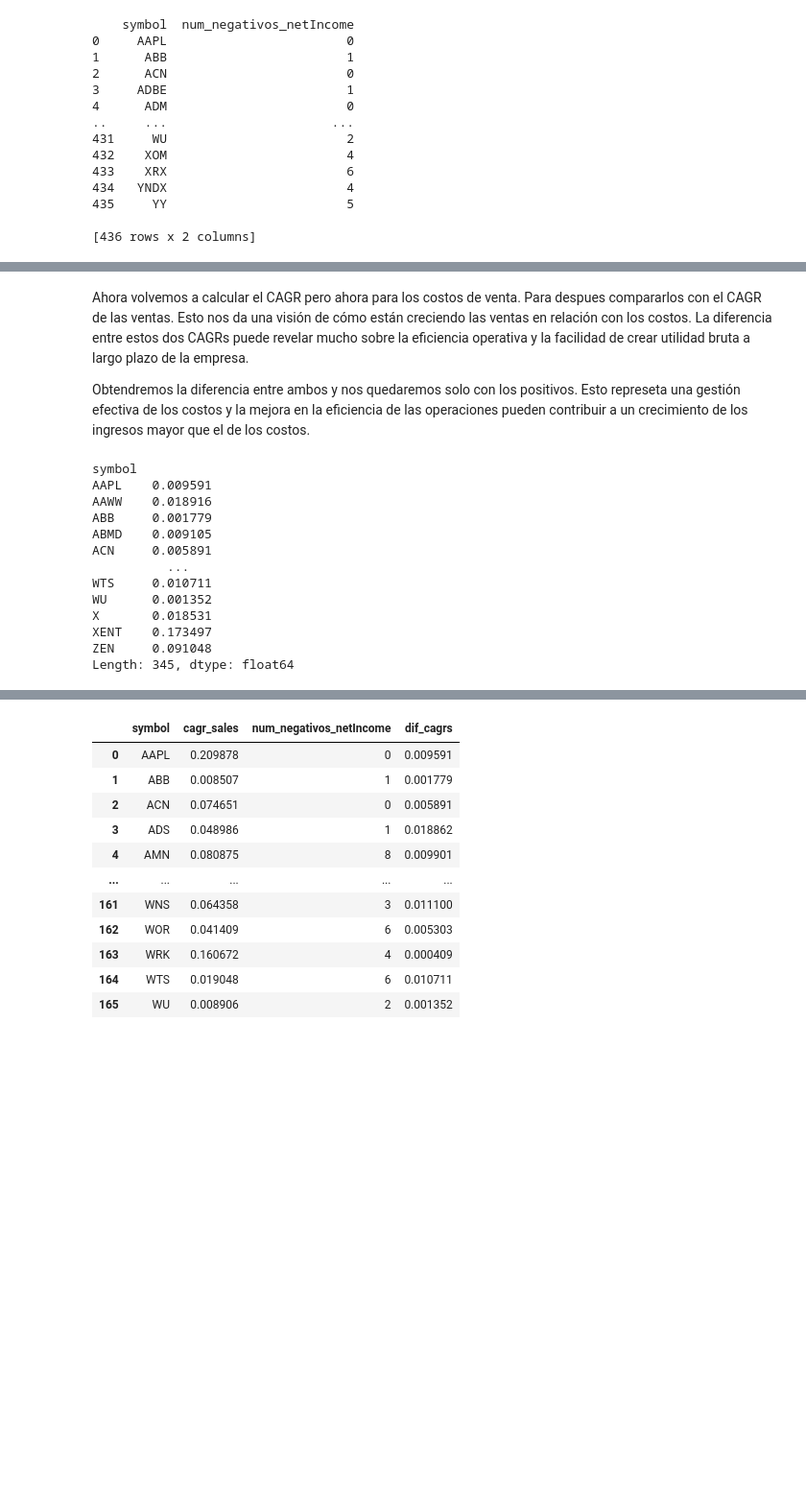
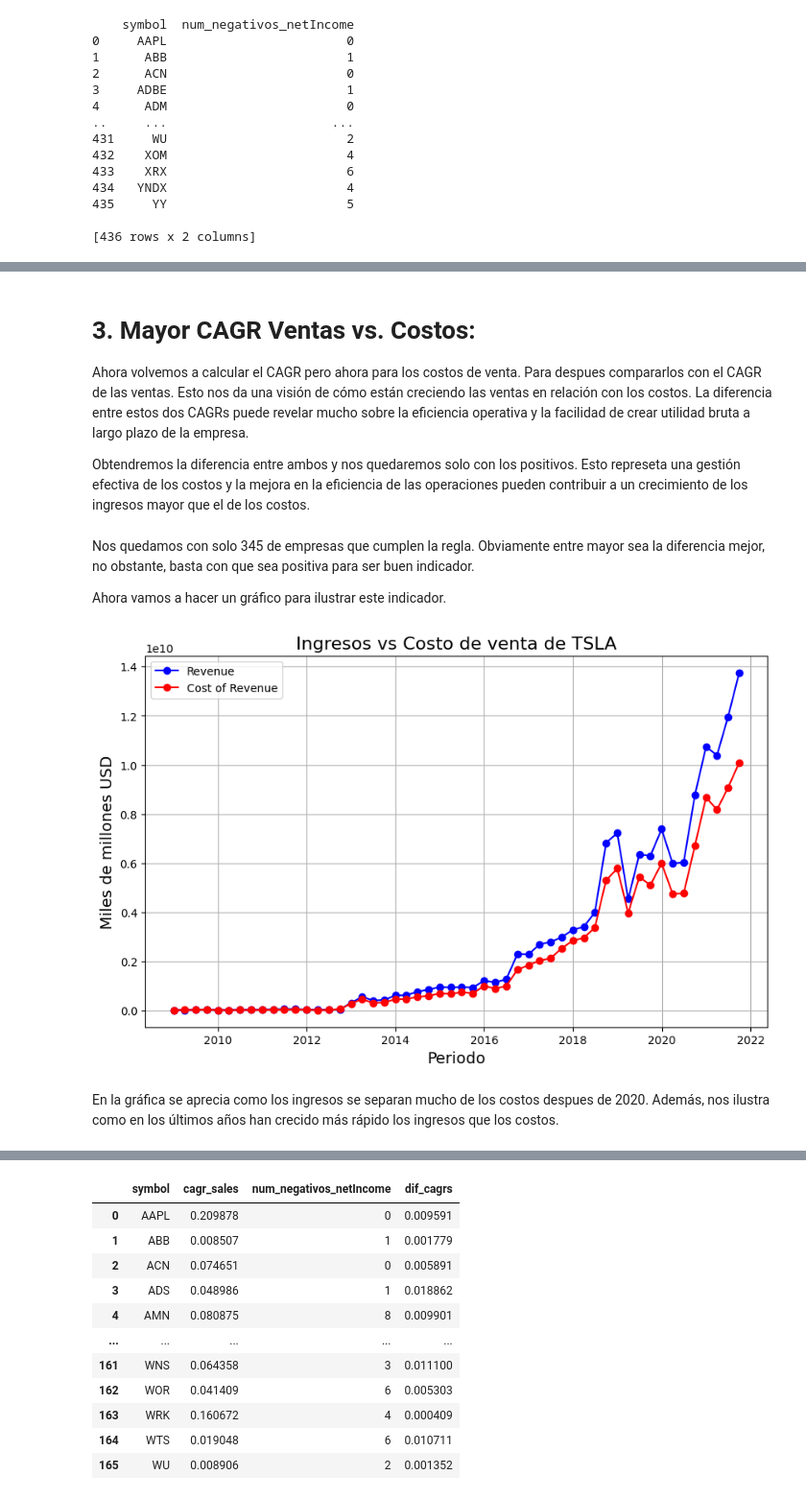
Before and after one commit to ProfesorCamacho/Analisis_Estados_Financieros, a Jupyter notebook: Analisis_de_estados_financieros.ipynb, the cells around one changed output, grey strips where cells are left out. Shown: that part at 96% size. Saved outputs shown, nothing was run; the diff lists cells and outputs as text; code cells hidden in the pictures; blank space fills up the shorter version.

```diff
--- a/Analisis_de_estados_financieros.ipynb
+++ b/Analisis_de_estados_financieros.ipynb
@@ -145,4 +226,5 @@ print(mun_negativos)
 # %% [markdown]
+# **3. Mayor CAGR Ventas vs. Costos:**
 Ahora volvemos a calcular el CAGR pero ahora para los costos de venta. Para despues compararlos con el CAGR de las ventas. Esto nos da una visión de cómo están creciendo las ventas en relación con los costos. La diferencia entre estos dos CAGRs puede revelar mucho sobre la eficiencia operativa y la facilidad de crear utilidad bruta a largo plazo de la empresa.
 
 Obtendremos la diferencia entre ambos y nos quedaremos solo con los positivos. Esto represeta una gestión efectiva de los costos y la mejora en la eficiencia de las operaciones pueden contribuir a un crecimiento de los ingresos mayor que el de los costos.
@@ -151,26 +233,38 @@ Obtendremos la diferencia entre ambos y nos quedaremos solo con los positivos. E
 inicio_costo = empresas_interes.groupby('symbol').apply(lambda x: x[x['date'] == min_fecha[x.name]]['costOfRevenue'].iloc[0])
 fin_costo = empresas_interes.groupby('symbol').apply(lambda x: x[x['date'] == max_fecha[x.name]]['costOfRevenue'].iloc[0])
 
-# Calcular el CAGR de ventas para cada empresa
+# Calcular el CAGR de los costos para cada empresa
 cagr_costos = ((fin_costo / inicio_costo) ** (1 / años)) - 1
 
-# Filter out companies where CAGR of revenue is greater than CAGR of expenses
+# Filtrar las empresas donde el CAGR de ingresos es mayor que el CAGR de los costos
 diferencia = cagr_ventas - cagr_costos
 mayor_cagr_ventas = diferencia[diferencia > 0]
 
-mayor_cagr_ventas
+mayor_cagr_ventas.to_csv("empresas")
-# %% [output]
-symbol
-AAPL    0.009591
-AAWW    0.018916
-ABB     0.001779
-ABMD    0.009105
-ACN     0.005891
-          ...
-WTS     0.010711
-WU      0.001352
-X       0.018531
-XENT    0.173497
-ZEN     0.091048
-Length: 345, dtype: float64
+# %% [markdown]
+Nos quedamos con solo 345 de empresas que cumplen la regla. Obviamente entre mayor sea la diferencia mejor, no obstante, basta con que sea positiva para ser buen indicador.
+
+Ahora vamos a hacer un gráfico para ilustrar este indicador.
+# %%
+# Filtrar para una empresa
+tsla = empresas_interes[empresas_interes['symbol'] == 'TSLA']
+
+# Crear el gráfico de líneas
+plt.figure(figsize=(10, 6))
+plt.plot(tsla['date'], tsla['revenue'], marker='o', linestyle='-', color='b', label='Revenue')
+plt.plot(tsla['date'], tsla['costOfRevenue'], marker='o', linestyle='-', color='r', label='Cost of Revenue')
+
+# Añadir títulos y etiquetas
+plt.title('Ingresos vs Costo de venta de TSLA', fontsize=16)
+plt.xlabel('Periodo', fontsize=14)
+plt.ylabel('Miles de millones USD', fontsize=14)
+plt.legend()
+
+# Mostrar el gráfico
+plt.grid(True)
+plt.show()
+# %% [output]
+[figure, added]
+# %% [markdown]
+En la gráfica se aprecia como los ingresos se separan mucho de los costos  despues de 2020. Además, nos ilustra como en los últimos años han crecido más rápido los ingresos que los costos.
 # %% [markdown]
```
Also changed, not shown: parts of 19 cells of this notebook.
